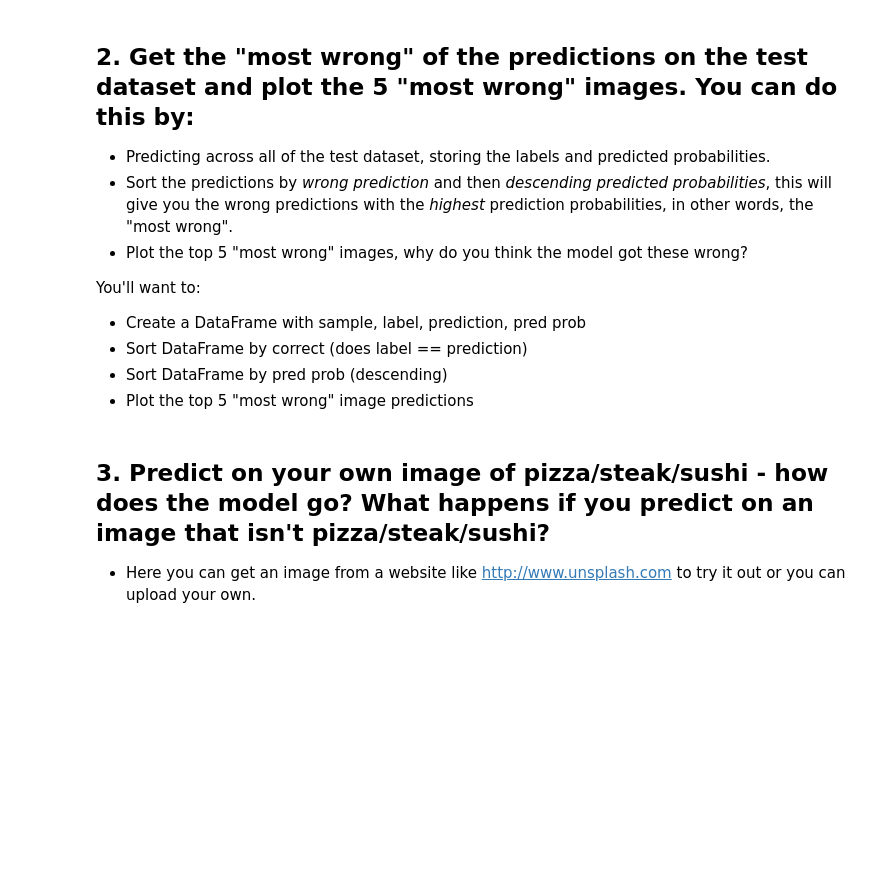
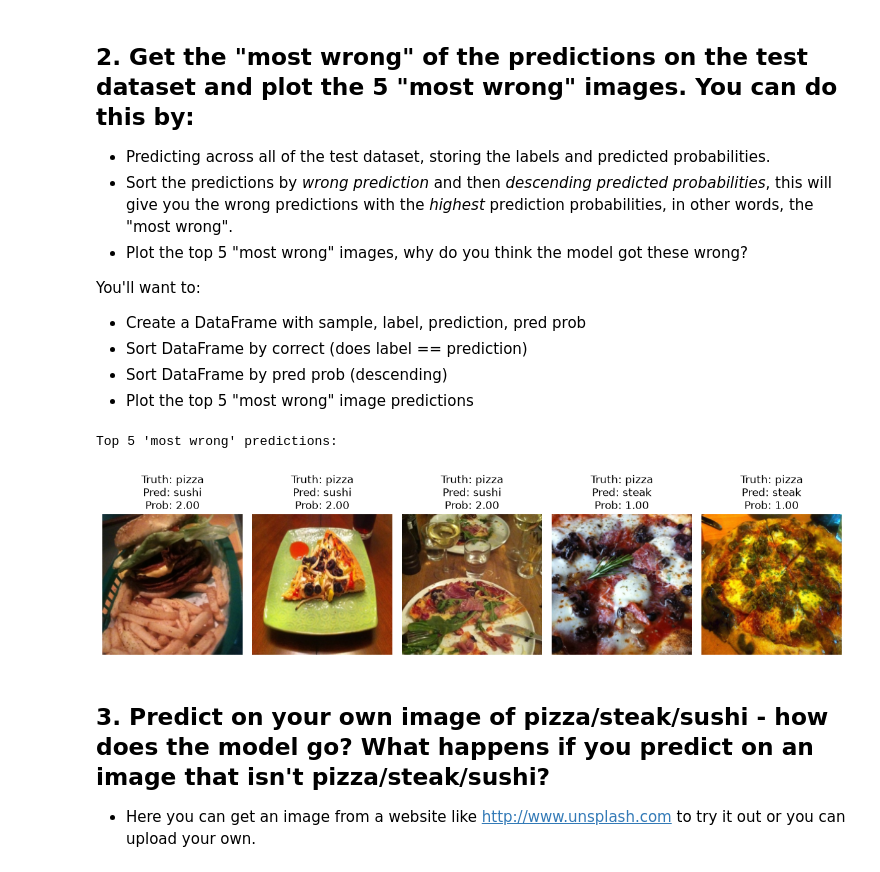
Before and after one commit to saim9211/DeepLearning, a Jupyter notebook: 06_pytorch_transfer_learning_exercises.ipynb, the cells around one changed output. Cells and saved outputs as stored; diff of their text form; code cells hidden in the pictures; blank space fills up the shorter version.

```diff
--- a/06_pytorch_transfer_learning_exercises.ipynb
+++ b/06_pytorch_transfer_learning_exercises.ipynb
@@ -198,3 +181,20 @@ Epoch: 5 | train_loss: 0.6426 | train_acc: 0.7812 | test_loss: 0.6254 | test_acc
+# %%
+y_preds = []
+y_true = []
+all_images = [] # New: Create a list to store all images
+model_0.eval()
+with torch.inference_mode():
+    for X, y in test_dataloader:
+        X, y = X.to(device), y.to(device)
+        y_logits = model_0(X)
+        y_pred = torch.softmax(y_logits, dim=1).argmax(dim=1)
+        y_preds.append(y_pred.cpu())
+        y_true.append(y.cpu())
+        all_images.append(X.cpu()) # New: Append images to the list
+
+y_preds = torch.cat(y_preds)
+y_true = torch.cat(y_true)
+all_images = torch.cat(all_images) # New: Concatenate all collected images
 # %% [markdown]
 ### Make a confusion matrix with the test preds and the truth labels
 # %% [markdown]
@@ -238,3 +251,48 @@ You'll want to:
+# %%
+import pandas as pd
+import matplotlib.pyplot as plt
+import numpy as np
+
+# Assuming y_preds, y_true, y_pred_probs, and all_images are available from previous steps
+# If you encounter a NameError for y_pred_probs or all_images, ensure cell DwZuCluFu375
+# is updated to collect these values during inference.
+
+# Create a DataFrame
+data = {
+    "image": list(all_images), # Store image tensors
+    "label": y_true.tolist(),
+    "prediction": y_preds.tolist()
+}
+df = pd.DataFrame(data)
+
+# Calculate if the prediction was correct
+df["correct"] = df["label"] == df["prediction"]
+
+# Sort the DataFrame: first by 'correct' (False comes before True), then by 'pred_prob' (descending)
+most_wrong_preds = df[df["correct"] == False].sort_values(by="prediction", ascending=False)
+
+# Plot the top 5 'most wrong' images
+print("Top 5 'most wrong' predictions:")
+plt.figure(figsize=(12, 6))
+for i in range(min(5, len(most_wrong_preds))):
+    plt.subplot(1, 5, i + 1)
+    # Denormalize and permute dimensions for plotting
+    # Assuming simple_transform was used: transforms.Normalize(mean=[0.485, 0.456, 0.406], std=[0.229, 0.224, 0.225])
+    img = most_wrong_preds.iloc[i]["image"].numpy()
+    mean = np.array([0.485, 0.456, 0.406])
+    std = np.array([0.229, 0.224, 0.225])
+    img = img * std[:, None, None] + mean[:, None, None] # Undo normalization
+    img = np.clip(img, 0, 1) # Clip to [0,1] range
+    img = np.transpose(img, (1, 2, 0)) # Change from (C, H, W) to (H, W, C)
+
+    plt.imshow(img)
+    plt.title(f"Truth: {class_names[most_wrong_preds.iloc[i]['label']]}\nPred: {class_names[most_wrong_preds.iloc[i]['prediction']]}\nProb: {most_wrong_preds.iloc[i]['prediction']:.2f}")
+    plt.axis(False)
+plt.tight_layout()
+plt.show()
+# %% [output]
+Top 5 'most wrong' predictions:
+[figure, added]
 # %% [markdown]
 ## 3. Predict on your own image of pizza/steak/sushi - how does the model go? What happens if you predict on an image that isn't pizza/steak/sushi?
 * Here you can get an image from a website like http://www.unsplash.com to try it out or you can upload your own.
```
Also changed, not shown: parts of 27 cells of this notebook.
